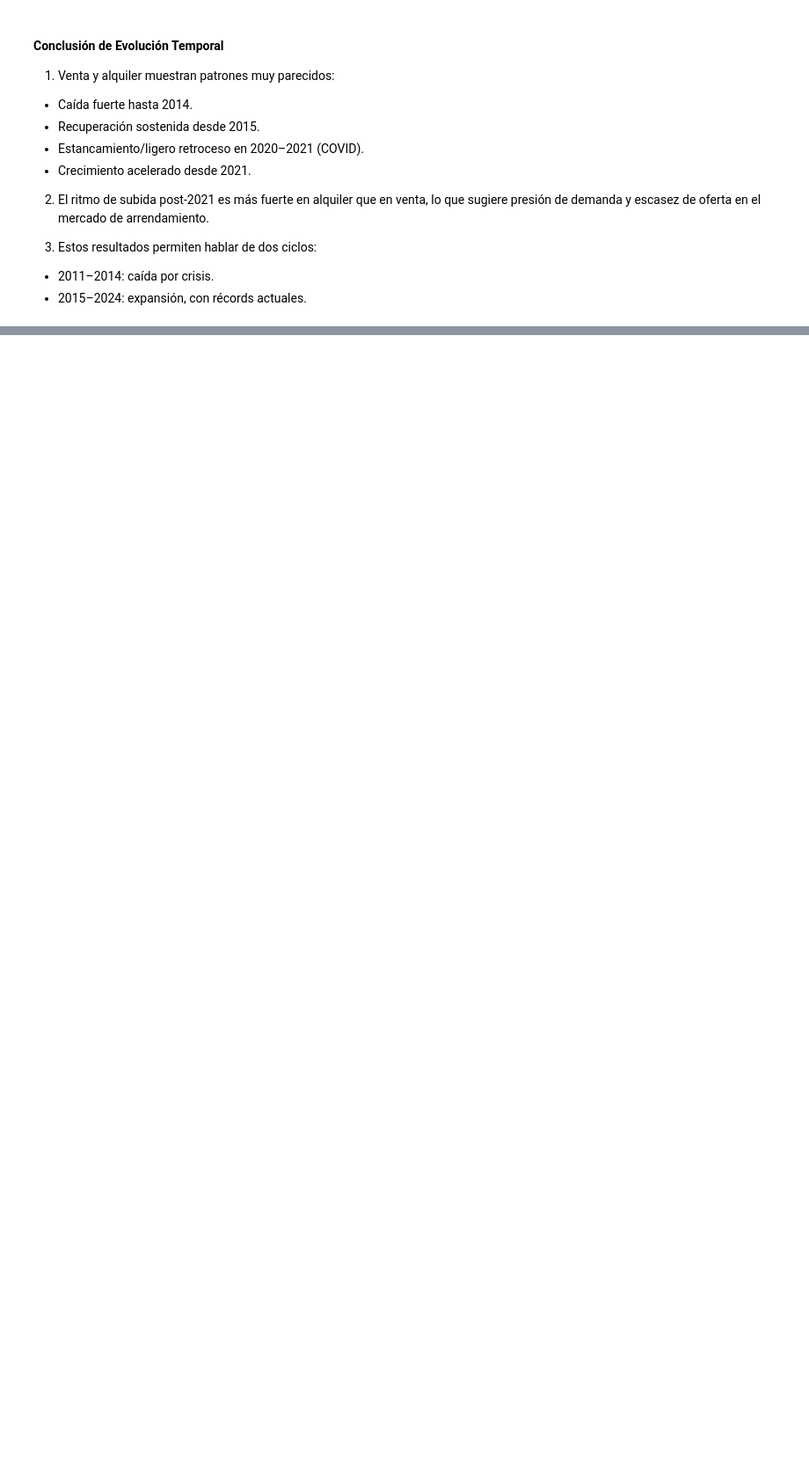
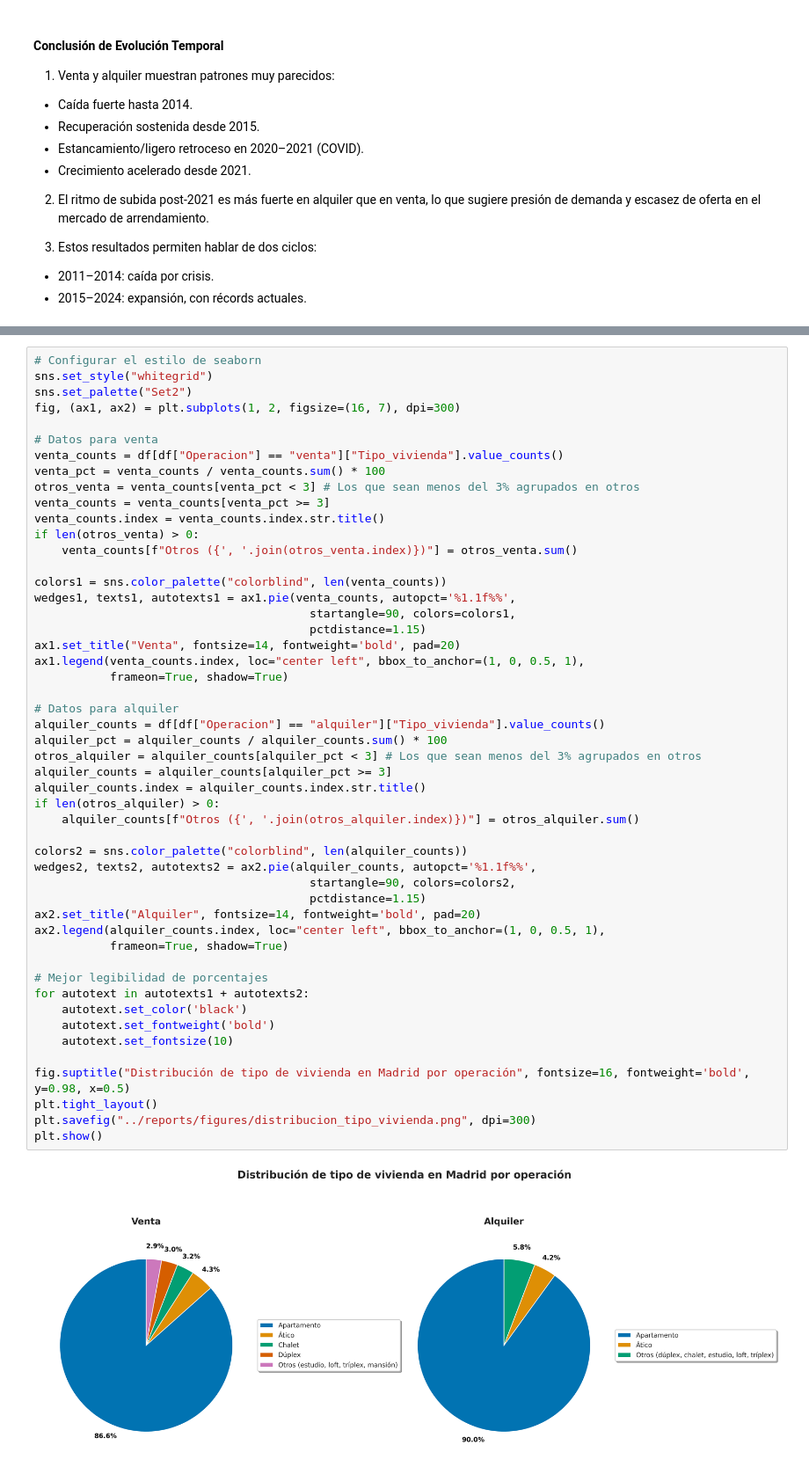
Before and after one commit to JorgeGM8/TFM_Data_Science, a Jupyter notebook: notebooks/EDA_viviendas_2011_2024.ipynb, the cells around one changed output, grey strips where cells are left out. Shown at 88% size. Drawn from its saved outputs; the diff is of its cells as text; blank space fills up the shorter version.

```diff
--- a/notebooks/EDA_viviendas_2011_2024.ipynb
+++ b/notebooks/EDA_viviendas_2011_2024.ipynb
@@ -556,0 +614,52 @@ plt.show()
+# %%
+# Configurar el estilo de seaborn
+sns.set_style("whitegrid")
+sns.set_palette("Set2")
+fig, (ax1, ax2) = plt.subplots(1, 2, figsize=(16, 7), dpi=300)
+
+# Datos para venta
+venta_counts = df[df["Operacion"] == "venta"]["Tipo_vivienda"].value_counts()
+venta_pct = venta_counts / venta_counts.sum() * 100
+otros_venta = venta_counts[venta_pct < 3] # Los que sean menos del 3% agrupados en otros
+venta_counts = venta_counts[venta_pct >= 3]
+venta_counts.index = venta_counts.index.str.title()
+if len(otros_venta) > 0:
+    venta_counts[f"Otros ({', '.join(otros_venta.index)})"] = otros_venta.sum()
+
+colors1 = sns.color_palette("colorblind", len(venta_counts))
+wedges1, texts1, autotexts1 = ax1.pie(venta_counts, autopct='%1.1f%%',
+                                        startangle=90, colors=colors1,
+                                        pctdistance=1.15)
+ax1.set_title("Venta", fontsize=14, fontweight='bold', pad=20)
+ax1.legend(venta_counts.index, loc="center left", bbox_to_anchor=(1, 0, 0.5, 1),
+           frameon=True, shadow=True)
+
+# Datos para alquiler
+alquiler_counts = df[df["Operacion"] == "alquiler"]["Tipo_vivienda"].value_counts()
+alquiler_pct = alquiler_counts / alquiler_counts.sum() * 100
+otros_alquiler = alquiler_counts[alquiler_pct < 3] # Los que sean menos del 3% agrupados en otros
+alquiler_counts = alquiler_counts[alquiler_pct >= 3]
+alquiler_counts.index = alquiler_counts.index.str.title()
+if len(otros_alquiler) > 0:
+    alquiler_counts[f"Otros ({', '.join(otros_alquiler.index)})"] = otros_alquiler.sum()
+
+colors2 = sns.color_palette("colorblind", len(alquiler_counts))
+wedges2, texts2, autotexts2 = ax2.pie(alquiler_counts, autopct='%1.1f%%',
+                                        startangle=90, colors=colors2,
+                                        pctdistance=1.15)
+ax2.set_title("Alquiler", fontsize=14, fontweight='bold', pad=20)
+ax2.legend(alquiler_counts.index, loc="center left", bbox_to_anchor=(1, 0, 0.5, 1),
+           frameon=True, shadow=True)
+
+# Mejor legibilidad de porcentajes
+for autotext in autotexts1 + autotexts2:
+    autotext.set_color('black')
+    autotext.set_fontweight('bold')
+    autotext.set_fontsize(10)
+
+fig.suptitle("Distribución de tipo de vivienda en Madrid por operación", fontsize=16, fontweight='bold', y=0.98, x=0.5)
+plt.tight_layout()
+plt.savefig("../reports/figures/distribucion_tipo_vivienda.png", dpi=300)
+plt.show()
+# %% [output]
+[figure, added]
```
Also changed, not shown: parts of 10 cells of this notebook, 11 other files.
